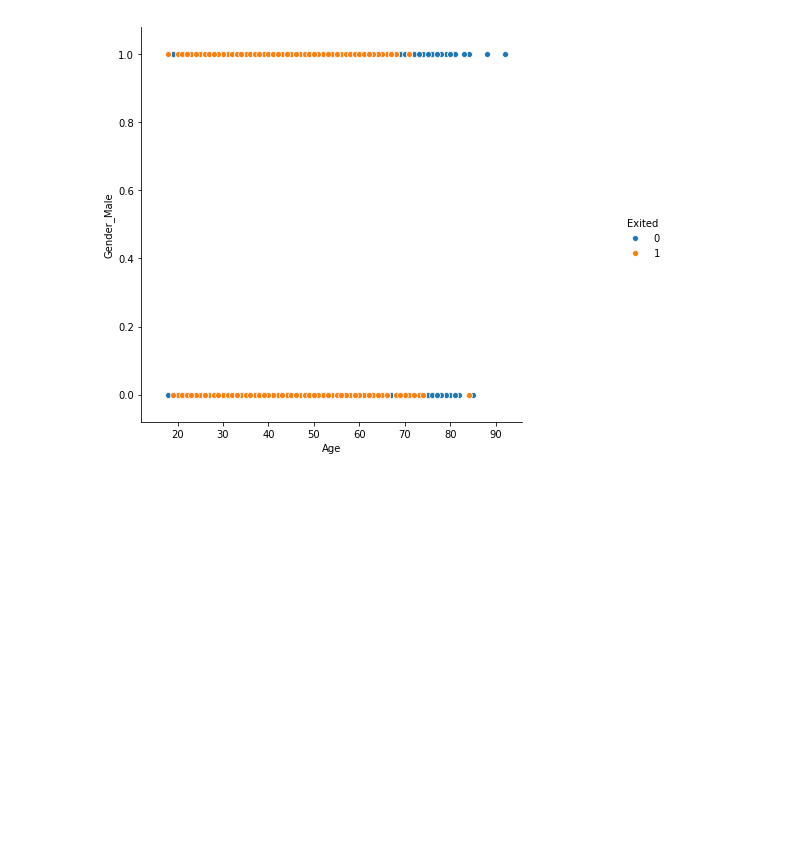
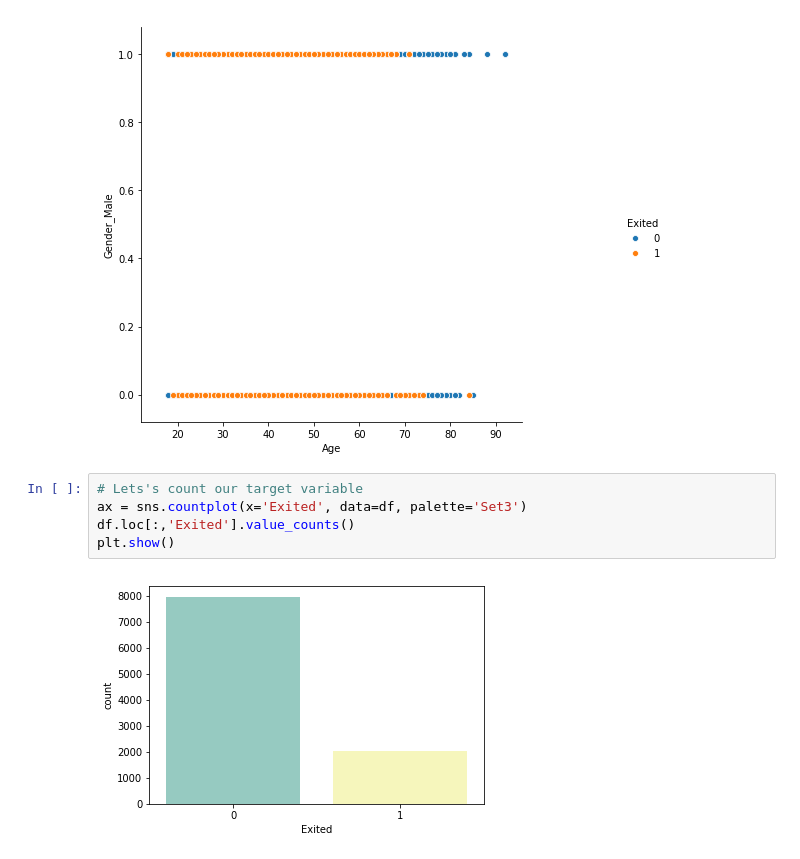
Before and after one commit to Dalthirr/NeuralNetworks, a Jupyter notebook: EDA.ipynb, the cells around one changed output. Drawn from its saved outputs; the diff is of its cells as text; blank space fills up the shorter version.

```diff
--- a/EDA.ipynb
+++ b/EDA.ipynb
@@ -211,3 +218,10 @@ g=sns.pairplot(df,x_vars=['Age'],y_vars=['Gender_Male'],hue='Exited')
 g.fig.set_size_inches(10,8)
 # %% [output]
 [figure]
+# %%
+# Lets's count our target variable
+ax = sns.countplot(x='Exited', data=df, palette='Set3')
+df.loc[:,'Exited'].value_counts()
+plt.show()
+# %% [output]
+[figure, added]
```
Also changed, not shown: parts of 1 cell of this notebook.
